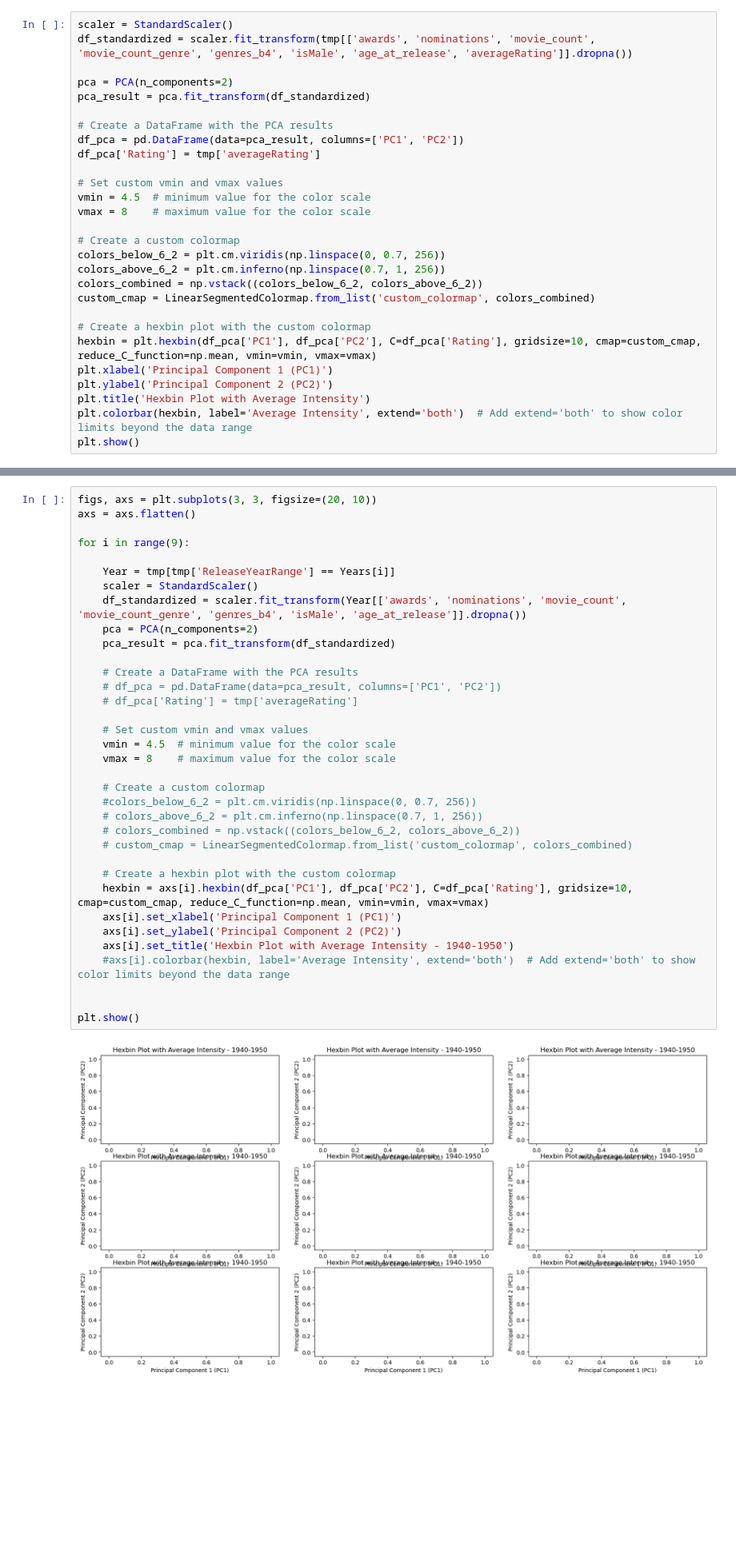
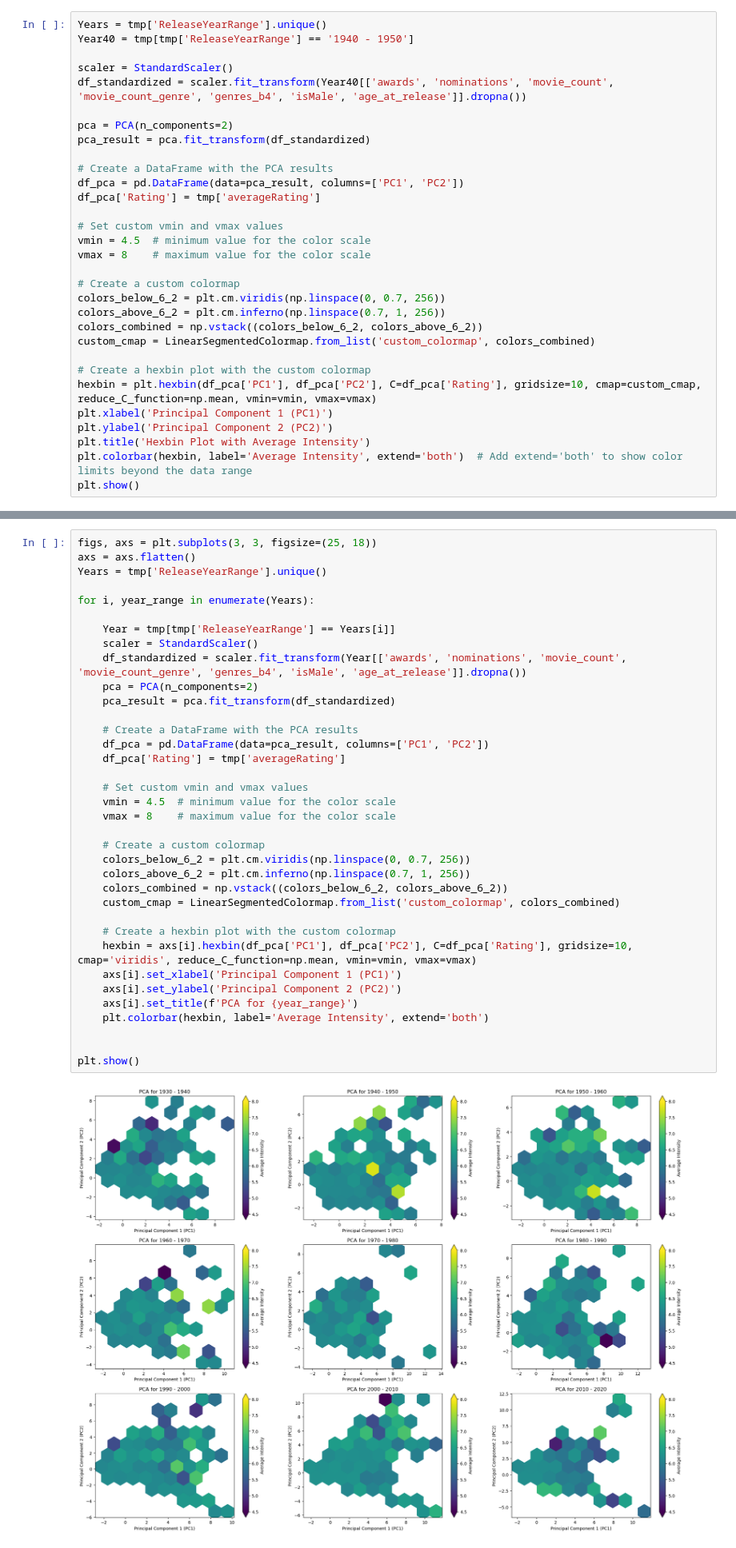
Before and after one commit to epfl-ada/ada-2023-project-dromadaire, a Jupyter notebook: ModeAnal.ipynb, the cells around one changed output, grey strips where cells are left out. Shown at 80% size. Cells and saved outputs as stored; diff of their text form; blank space fills up the shorter version.

Commit message:
PCA subplot

```diff
--- a/ModeAnal.ipynb
+++ b/ModeAnal.ipynb
@@ -219,8 +219,11 @@ plt.show()
 We can see that the right is a bit lighter than the left meaning that there is a difference in actors between good and bad films
 #todo -> Same but with hue(+6.2, -6.2)
 # %%
+Years = tmp['ReleaseYearRange'].unique()
+Year40 = tmp[tmp['ReleaseYearRange'] == '1940 - 1950']
+
 scaler = StandardScaler()
-df_standardized = scaler.fit_transform(tmp[['awards', 'nominations', 'movie_count', 'movie_count_genre', 'genres_b4', 'isMale', 'age_at_release', 'averageRating']].dropna())
+df_standardized = scaler.fit_transform(Year40[['awards', 'nominations', 'movie_count', 'movie_count_genre', 'genres_b4', 'isMale', 'age_at_release']].dropna())
 
 pca = PCA(n_components=2)
 pca_result = pca.fit_transform(df_standardized)
@@ -252,39 +255,40 @@ plt.show()
 Years = tmp['ReleaseYearRange'].unique()
 Year40 = tmp[tmp['ReleaseYearRange'] == '1950 - 1960']
 # %%
-figs, axs = plt.subplots(3, 3, figsize=(20, 10))
+figs, axs = plt.subplots(3, 3, figsize=(25, 18))
 axs = axs.flatten()
+Years = tmp['ReleaseYearRange'].unique()
 
-for i in range(9):
+for i, year_range in enumerate(Years):
 
     Year = tmp[tmp['ReleaseYearRange'] == Years[i]]
     scaler = StandardScaler()
     df_standardized = scaler.fit_transform(Year[['awards', 'nominations', 'movie_count', 'movie_count_genre', 'genres_b4', 'isMale', 'age_at_release']].dropna())
     pca = PCA(n_components=2)
     pca_result = pca.fit_transform(df_standardized)
 
     # Create a DataFrame with the PCA results
-    # df_pca = pd.DataFrame(data=pca_result, columns=['PC1', 'PC2'])
-    # df_pca['Rating'] = tmp['averageRating']
+    df_pca = pd.DataFrame(data=pca_result, columns=['PC1', 'PC2'])
+    df_pca['Rating'] = tmp['averageRating']
 
     # Set custom vmin and vmax values
     vmin = 4.5  # minimum value for the color scale
     vmax = 8    # maximum value for the color scale
 
     # Create a custom colormap
-    #colors_below_6_2 = plt.cm.viridis(np.linspace(0, 0.7, 256))
-    # colors_above_6_2 = plt.cm.inferno(np.linspace(0.7, 1, 256))
-    # colors_combined = np.vstack((colors_below_6_2, colors_above_6_2))
-    # custom_cmap = LinearSegmentedColormap.from_list('custom_colormap', colors_combined)
+    colors_below_6_2 = plt.cm.viridis(np.linspace(0, 0.7, 256))
+    colors_above_6_2 = plt.cm.inferno(np.linspace(0.7, 1, 256))
+    colors_combined = np.vstack((colors_below_6_2, colors_above_6_2))
+    custom_cmap = LinearSegmentedColormap.from_list('custom_colormap', colors_combined)
 
     # Create a hexbin plot with the custom colormap
-    hexbin = axs[i].hexbin(df_pca['PC1'], df_pca['PC2'], C=df_pca['Rating'], gridsize=10, cmap=custom_cmap, reduce_C_function=np.mean, vmin=vmin, vmax=vmax)
+    hexbin = axs[i].hexbin(df_pca['PC1'], df_pca['PC2'], C=df_pca['Rating'], gridsize=10, cmap='viridis', reduce_C_function=np.mean, vmin=vmin, vmax=vmax)
     axs[i].set_xlabel('Principal Component 1 (PC1)')
     axs[i].set_ylabel('Principal Component 2 (PC2)')
-    axs[i].set_title('Hexbin Plot with Average Intensity - 1940-1950')
-    #axs[i].colorbar(hexbin, label='Average Intensity', extend='both')  # Add extend='both' to show color limits beyond the data range
+    axs[i].set_title(f'PCA for {year_range}')
+    plt.colorbar(hexbin, label='Average Intensity', extend='both')
 
 
 plt.show()
 # %% [output]
-[figure, old version]
+[figure, new version]
```
Also changed, not shown: parts of 8 cells of this notebook.
